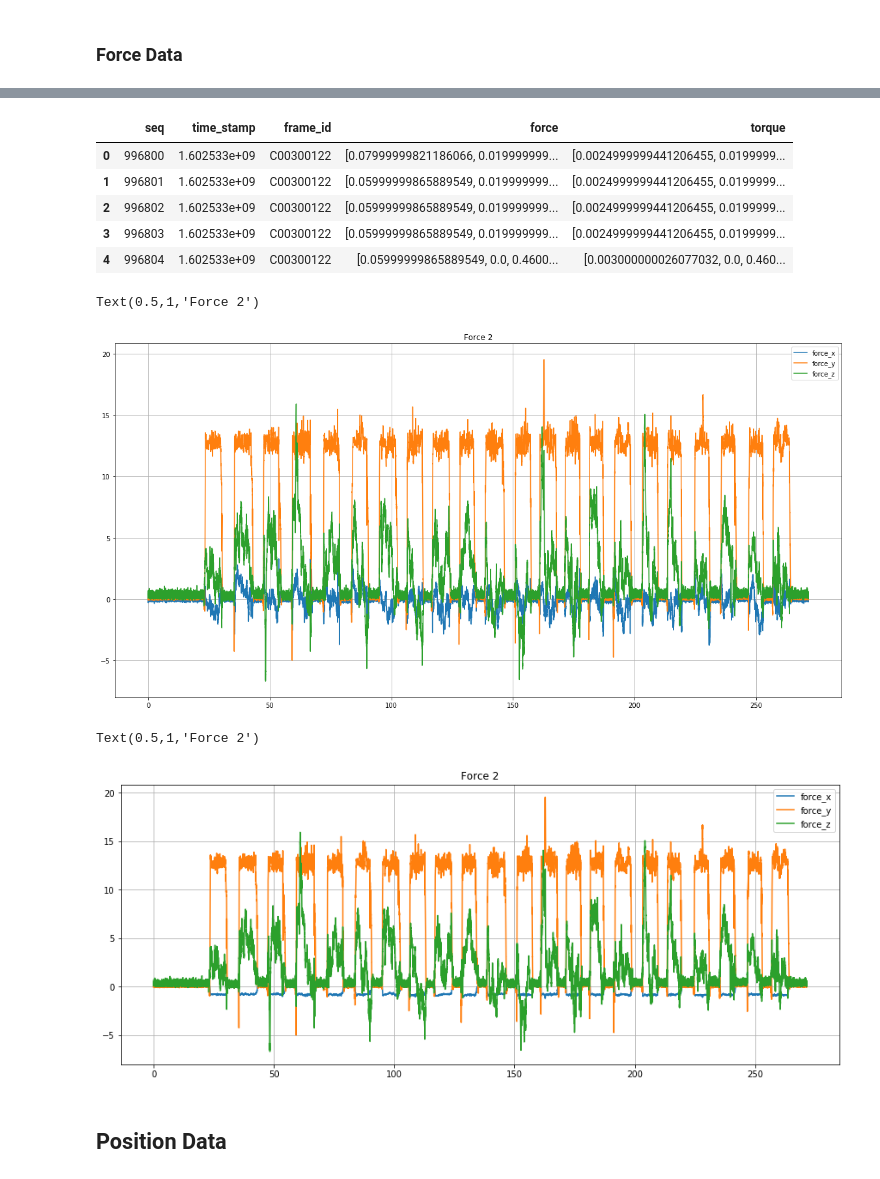
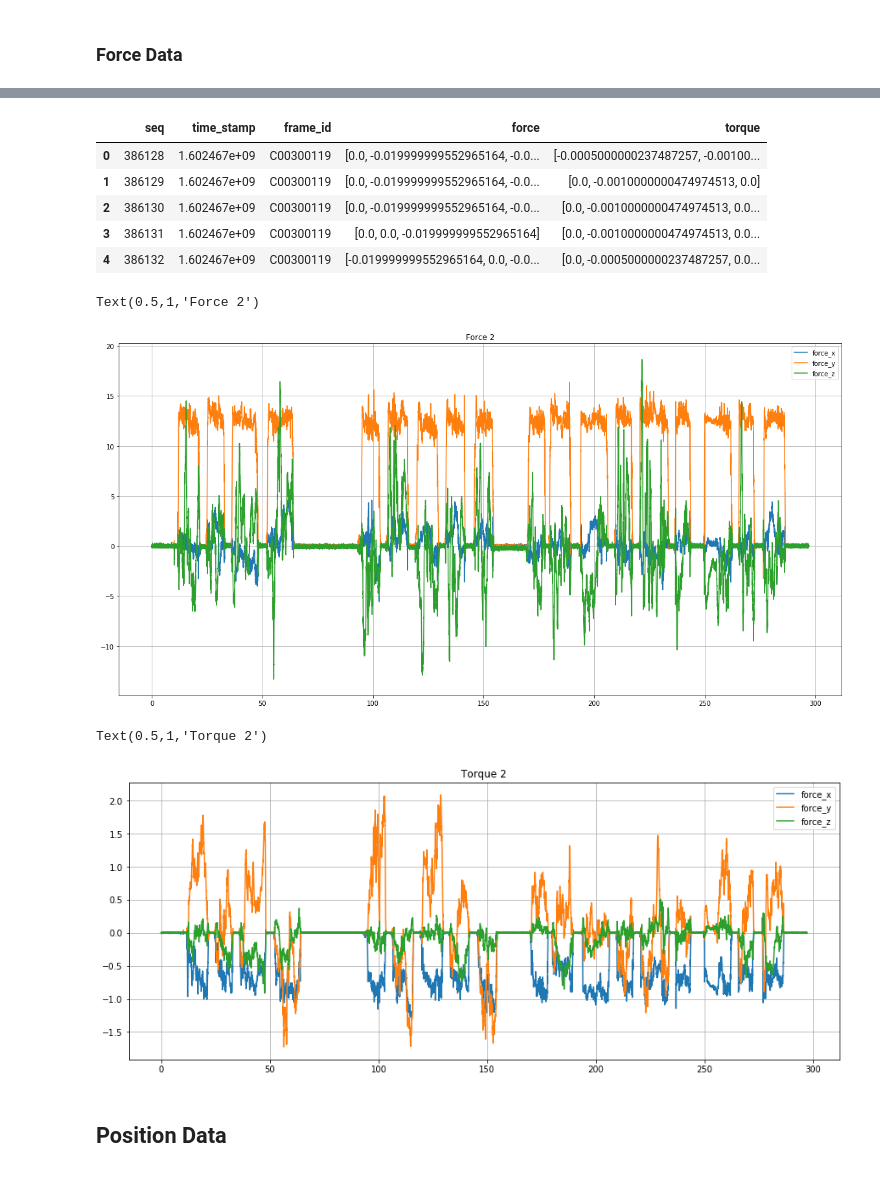
Before and after one commit to zhanibekrysbek/smart_tray, a Jupyter notebook: notebooks/read_parsed_data.ipynb, the cells around one changed output, grey strips where cells are left out. Cells and saved outputs as stored; diff of their text form; code cells hidden in the pictures.

```diff
--- a/notebooks/read_parsed_data.ipynb
+++ b/notebooks/read_parsed_data.ipynb
@@ -13,8 +13,18 @@ from phri.utils import *
 # %% [markdown]
 ### Constants
 # %%
+# meta_data_paths = [
+# '/home/zhanibek/catkin_ws/src/smart_tray/data/rosbag/koh_sanket/trial_0/koh_sanket_trial_0_2020-10-11-20-48-27_meta_data.pkl',
+# '/home/zhanibek/catkin_ws/src/smart_tray/data/rosbag/koh_zhanibek/trial_0/koh_zhanibek_trial_0_2020-10-11-21-19-07_meta_data.pkl',
+# '/home/zhanibek/catkin_ws/src/smart_tray/data/rosbag/sanket_vignesh/trial_0/trial_0_2020-10-12-14-47-43_meta_data.pkl',
+# '/home/zhanibek/catkin_ws/src/smart_tray/data/rosbag/sanket_vignesh/trial_1/trial_1_2020-10-12-14-51-53_meta_data.pkl',
+# '/home/zhanibek/catkin_ws/src/smart_tray/data/rosbag/zhanibek_sanket/trial_0/trial_0_2020-10-12-15-02-32_meta_data.pkl',
+# '/home/zhanibek/catkin_ws/src/smart_tray/data/rosbag/zhanibek_vignesh/trial_0/trial_0_2020-10-12-14-57-11_meta_data.pkl'
+# ]
+
+
 meta_data_paths = [
-'/home/zhanibek/catkin_ws/src/smart_tray/data/rosbag/koh_sanket/trial_0/koh_sanket_trial_0_2020-10-11-20-48-27_meta_data.pkl',
+'/home/zhanibek/catkin_ws/src/smart_tray/data/rosbag/koh_sanket/trial_0/koh_sanket_trial_0_2020-10-11-20-48-27_meta_data_v2.pkl',
 '/home/zhanibek/catkin_ws/src/smart_tray/data/rosbag/koh_zhanibek/trial_0/koh_zhanibek_trial_0_2020-10-11-21-19-07_meta_data.pkl',
 '/home/zhanibek/catkin_ws/src/smart_tray/data/rosbag/sanket_vignesh/trial_0/trial_0_2020-10-12-14-47-43_meta_data.pkl',
 '/home/zhanibek/catkin_ws/src/smart_tray/data/rosbag/sanket_vignesh/trial_1/trial_1_2020-10-12-14-51-53_meta_data.pkl',
@@ -22,7 +32,7 @@ meta_data_paths = [
 '/home/zhanibek/catkin_ws/src/smart_tray/data/rosbag/zhanibek_vignesh/trial_0/trial_0_2020-10-12-14-57-11_meta_data.pkl'
 ]
 
-meta_data_path = meta_data_paths[5]
+meta_data_path = meta_data_paths[0]
 # %%
 meta_data = pickle.load(open(meta_data_path))
 # %%
@@ -241,11 +208,11 @@ Text(0.5,1,'Force 1')
 rft2_df.head()
 # %% [output]
 |  | seq | time_stamp | frame_id | force | torque |
-| 0 | 996800 | 1.602533e+09 | C00300122 | [0.07999999821186066, 0.019999999... | [0.0024999999441206455, 0.0199999... |
-| 1 | 996801 | 1.602533e+09 | C00300122 | [0.05999999865889549, 0.019999999... | [0.0024999999441206455, 0.0199999... |
-| 2 | 996802 | 1.602533e+09 | C00300122 | [0.05999999865889549, 0.019999999... | [0.0024999999441206455, 0.0199999... |
-| 3 | 996803 | 1.602533e+09 | C00300122 | [0.05999999865889549, 0.019999999... | [0.0024999999441206455, 0.0199999... |
-| 4 | 996804 | 1.602533e+09 | C00300122 | [0.05999999865889549, 0.0, 0.4600... | [0.003000000026077032, 0.0, 0.460... |
+| 0 | 386128 | 1.602467e+09 | C00300119 | [0.0, -0.019999999552965164, -0.0... | [-0.0005000000237487257, -0.00100... |
+| 1 | 386129 | 1.602467e+09 | C00300119 | [0.0, -0.019999999552965164, -0.0... | [0.0, -0.0010000000474974513, 0.0] |
+| 2 | 386130 | 1.602467e+09 | C00300119 | [0.0, -0.019999999552965164, -0.0... | [0.0, -0.0010000000474974513, 0.0... |
+| 3 | 386131 | 1.602467e+09 | C00300119 | [0.0, 0.0, -0.019999999552965164] | [0.0, -0.0010000000474974513, 0.0... |
+| 4 | 386132 | 1.602467e+09 | C00300119 | [-0.019999999552965164, 0.0, -0.0... | [0.0, -0.0005000000237487257, 0.0... |
 # %%
 df = rft2_df
 force2_x = df.force.apply(lambda x: x[0])
@@ -263,25 +230,25 @@ plt.legend(['force_x', 'force_y', 'force_z'])
 plt.title('Force 2')
 # %% [output]
 Text(0.5,1,'Force 2')
-[figure, old version]
+[figure, new version]
 # %%
 df = rft2_df
 torque2_x = df.torque.apply(lambda x: x[0])
 torque2_y = df.torque.apply(lambda x: x[1])
 torque2_z = df.torque.apply(lambda x: x[2])
 
 rft2_t_vec = df.time_stamp-t0
 
 plt.figure(figsize=(15,6))
 plt.plot(rft2_t_vec, torque2_x)
 plt.plot(rft2_t_vec, torque2_y)
 plt.plot(rft2_t_vec, torque2_z)
 plt.grid()
 plt.legend(['force_x', 'force_y', 'force_z'])
-plt.title('Force 2')
+plt.title('Torque 2')
 # %% [output]
-Text(0.5,1,'Force 2')
+Text(0.5,1,'Torque 2')
-[figure, old version]
+[figure, new version]
 # %% [markdown]
 ## Position Data
 # %% [markdown]
```
Also changed, not shown: parts of 30 cells of this notebook, 2 other files.
